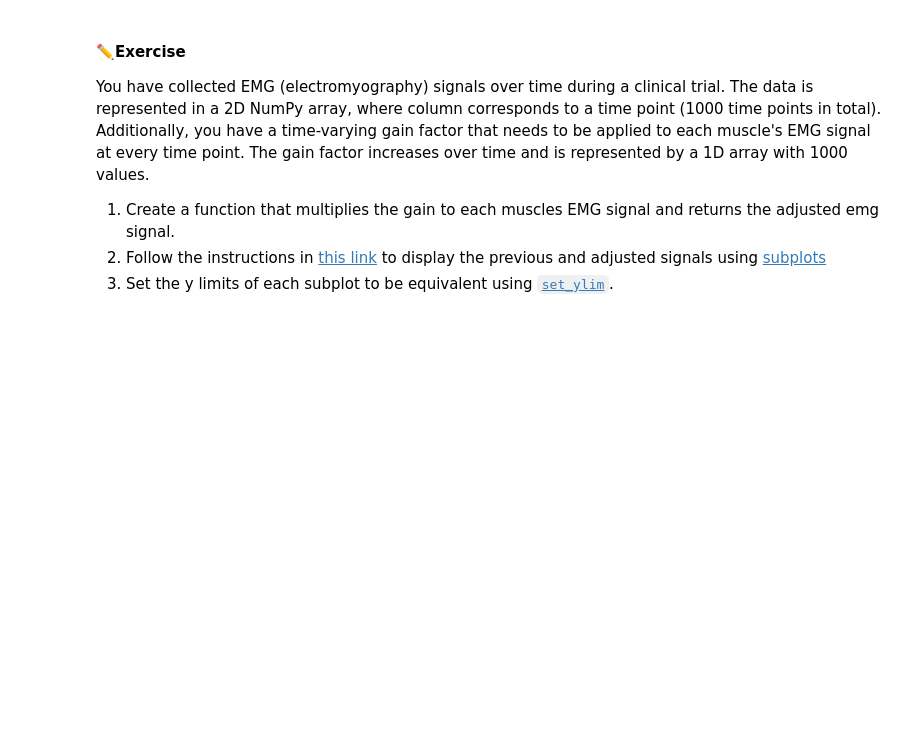
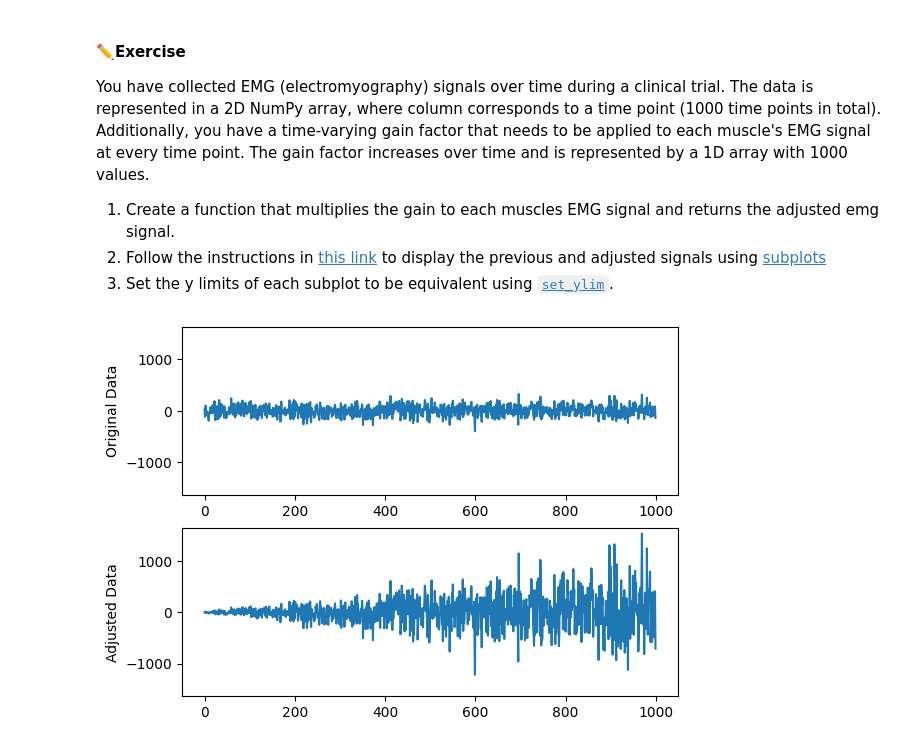
Before and after one commit to araanam04/bme3053c, a Jupyter notebook: lessons-solved/Copy_of_03_Matplotlib_and_Numpy.ipynb, the cells around one changed output. Saved outputs shown, nothing was run; the diff lists cells and outputs as text; code cells hidden in the pictures; blank space fills up the shorter version.

```diff
--- a/lessons-solved/Copy_of_03_Matplotlib_and_Numpy.ipynb
+++ b/lessons-solved/Copy_of_03_Matplotlib_and_Numpy.ipynb
@@ -209,0 +256,25 @@ gain_factor = np.linspace(0.1, 5, 1000)
+# %%
+emg_data = np.random.randn(1000) * 100  # Generating random EMG-like data
+
+# Increasing gain factor
+gain_factor = np.linspace(0.1, 5, 1000)
+
+def apply_gain(data,gain):
+  adj_data = data*gain
+  max_abs = np.max(np.abs(adj_data))+100
+  y_bounds = [-max_abs, max_abs]
+  orig = plt.subplot(211)
+  orig.plot(emg_data)
+  orig.set_ylim(y_bounds)
+
+  adj = plt.subplot(212, sharex = orig)
+  adj.plot(adj_data)
+  adj.set_ylim(y_bounds)
+
+  orig.set_ylabel('Original Data')
+  adj.set_ylabel('Adjusted Data')
+  plt.show()
+
+apply_gain(emg_data,gain_factor)
+# %% [output]
+[figure, added]
```
Also changed, not shown: parts of 9 cells of this notebook.
